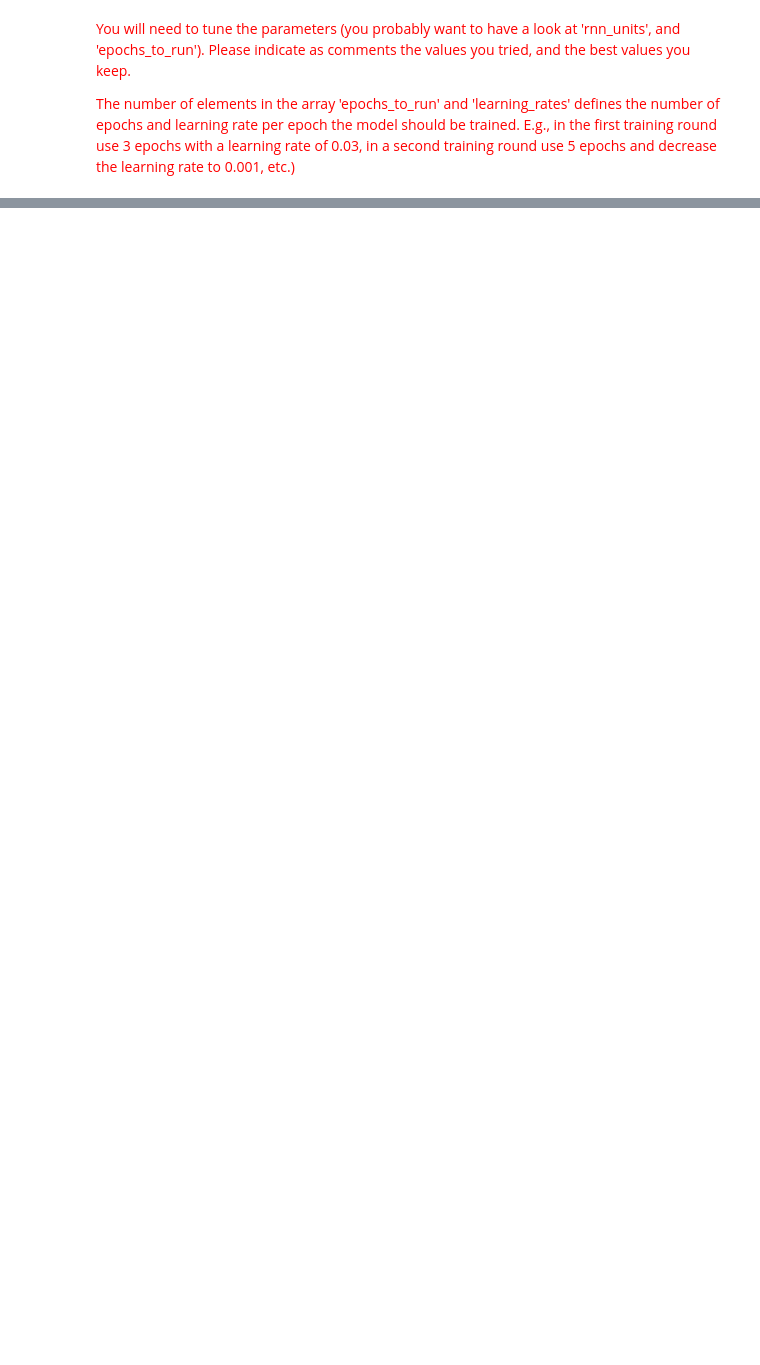
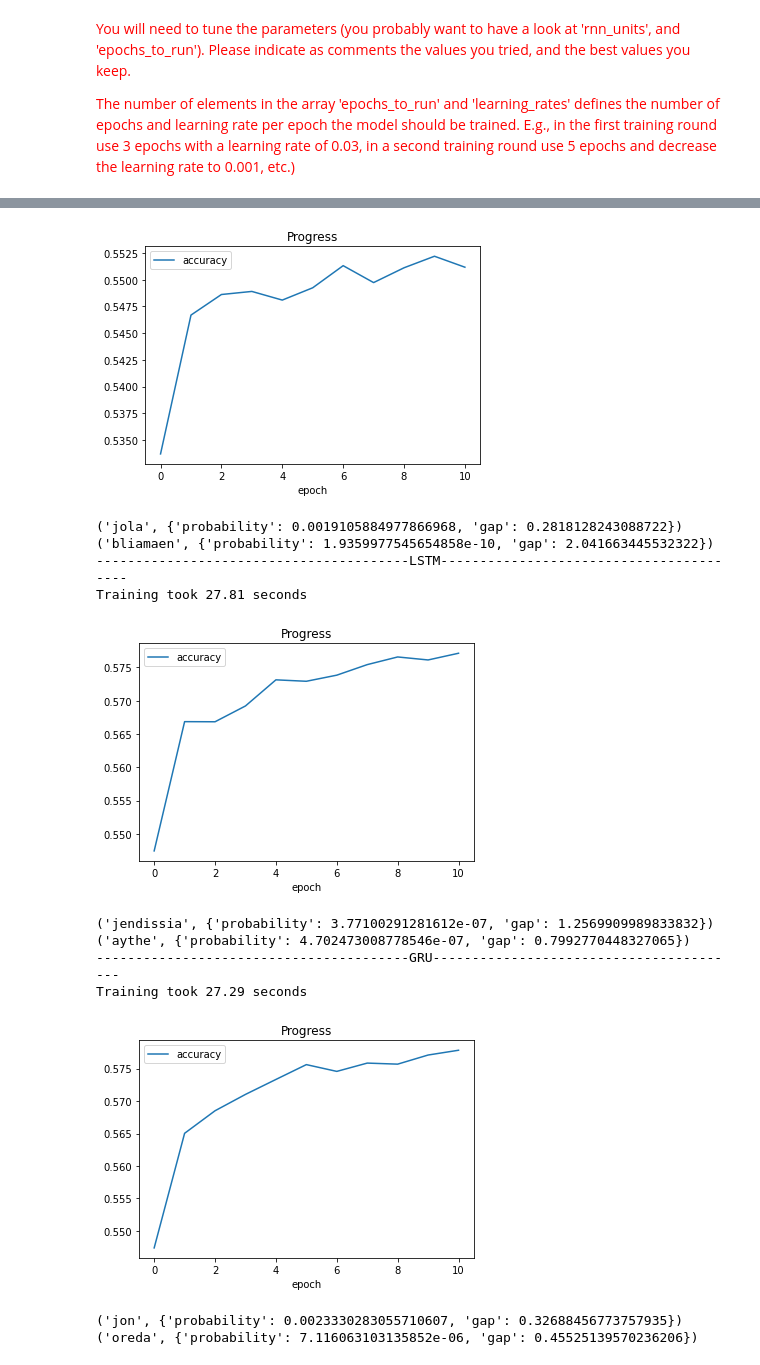
Before and after one commit to FabianGroeger96/mse-analysis-text-data, a Jupyter notebook: SW08/MSE_AnTeDe_Lab8_NameGenerator.ipynb, the cells around one changed output, grey strips where cells are left out. Drawn from its saved outputs; the diff is of its cells as text; code cells hidden in the pictures; blank space fills up the shorter version.

```diff
--- a/SW08/MSE_AnTeDe_Lab8_NameGenerator.ipynb
+++ b/SW08/MSE_AnTeDe_Lab8_NameGenerator.ipynb
@@ -422,11 +508,14 @@ def generate_name(model, parameters, start_char = None, name_max_length = 25):
 <font color='red'>The number of elements in the array 'epochs_to_run' and 'learning_rates' defines the number of epochs and learning rate per epoch the model should be trained.  E.g., in the first training round use 3 epochs with a learning rate of 0.03, in a second training round use 5 epochs and decrease the learning rate to 0.001, etc.) </font>
 # %%
 parameters = {
-    "verbose": True,
+    "verbose": False,
     "max_words": 20000,
     "max_sequence_length": 1000,
     "maxlen": 100,
-    "rnn_units": 8,
+    "rnn_units": [8],
+    "rnn_type": "SimpleRNN",
+    "dropout": 0.0,
+    "recurrent_dropout": 0.0,
     "embedding_use_pretrained": False,
     "embedding_fine_tune": False,
     "embedding_dim": 128,
@@ -438,8 +527,8 @@ parameters = {
     "metrics": ["accuracy"],
     "batch_size": 32,
     "history": {},
-    "file_url": "https://www.cs.cmu.edu/afs/cs/project/ai-repository/ai/areas/nlp/corpora/names/male.txt"
-    #"file_url": "https://www.cs.cmu.edu/afs/cs/project/ai-repository/ai/areas/nlp/corpora/names/female.txt"
+    #"file_url": "https://www.cs.cmu.edu/afs/cs/project/ai-repository/ai/areas/nlp/corpora/names/male.txt"
+    "file_url": "https://www.cs.cmu.edu/afs/cs/project/ai-repository/ai/areas/nlp/corpora/names/female.txt"
 }
 # %%
 load_data(parameters)
@@ -465,0 +593,30 @@ generate_name(model, parameters)
+# %%
+rnn_types = ['SimpleRNN', 'LSTM', 'GRU']
+for rnn_type in rnn_types:
+    print('-'*30 + rnn_type + '-'*30)
+    parameters['rnn_type'] = rnn_type
+
+    load_data(parameters)
+
+    parameters["iter"] = 0
+    parameters["total_epochs"] = 0
+    parameters["history"] = {}
+
+    model = create_model(parameters)
+    compile_model(
+        model,
+        parameters
+    )
+
+    start = time.time()
+    for i in range(len(parameters["epochs_to_run"])):
+        train_model(model, parameters)
+        parameters["iter"] = i
+    end = time.time()
+    print("Training took {0:.2f} seconds".format(end-start))
+
+    plot_training_session(parameters, plots=["accuracy"])
+
+    print(generate_name(model, parameters, start_char = 'j'))
+    print(generate_name(model, parameters))
+# %% [output]
@@ -465,0 +625,13 @@ generate_name(model, parameters)
+[figure, added]
+('jola', {'probability': 0.0019105884977866968, 'gap': 0.2818128243088722})
+('bliamaen', {'probability': 1.9359977545654858e-10, 'gap': 2.041663445532322})
+----------------------------------------LSTM----------------------------------------
+Training took 27.81 seconds
+[figure, added]
+('jendissia', {'probability': 3.77100291281612e-07, 'gap': 1.2569909989833832})
+('aythe', {'probability': 4.702473008778546e-07, 'gap': 0.7992770448327065})
+----------------------------------------GRU----------------------------------------
+Training took 27.29 seconds
+[figure, added]
+('jon', {'probability': 0.0023330283055710607, 'gap': 0.32688456773757935})
+('oreda', {'probability': 7.116063103135852e-06, 'gap': 0.45525139570236206})
```
Also changed, not shown: parts of 16 cells of this notebook.
